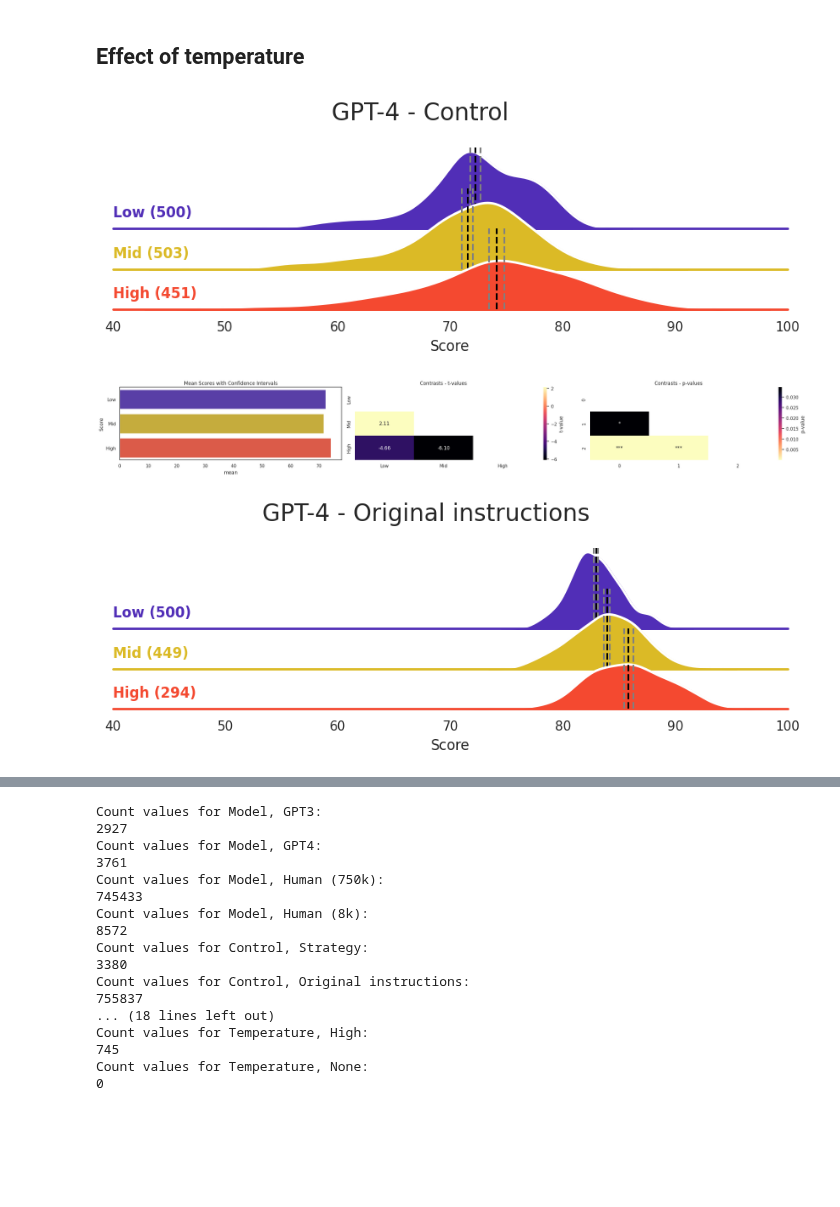
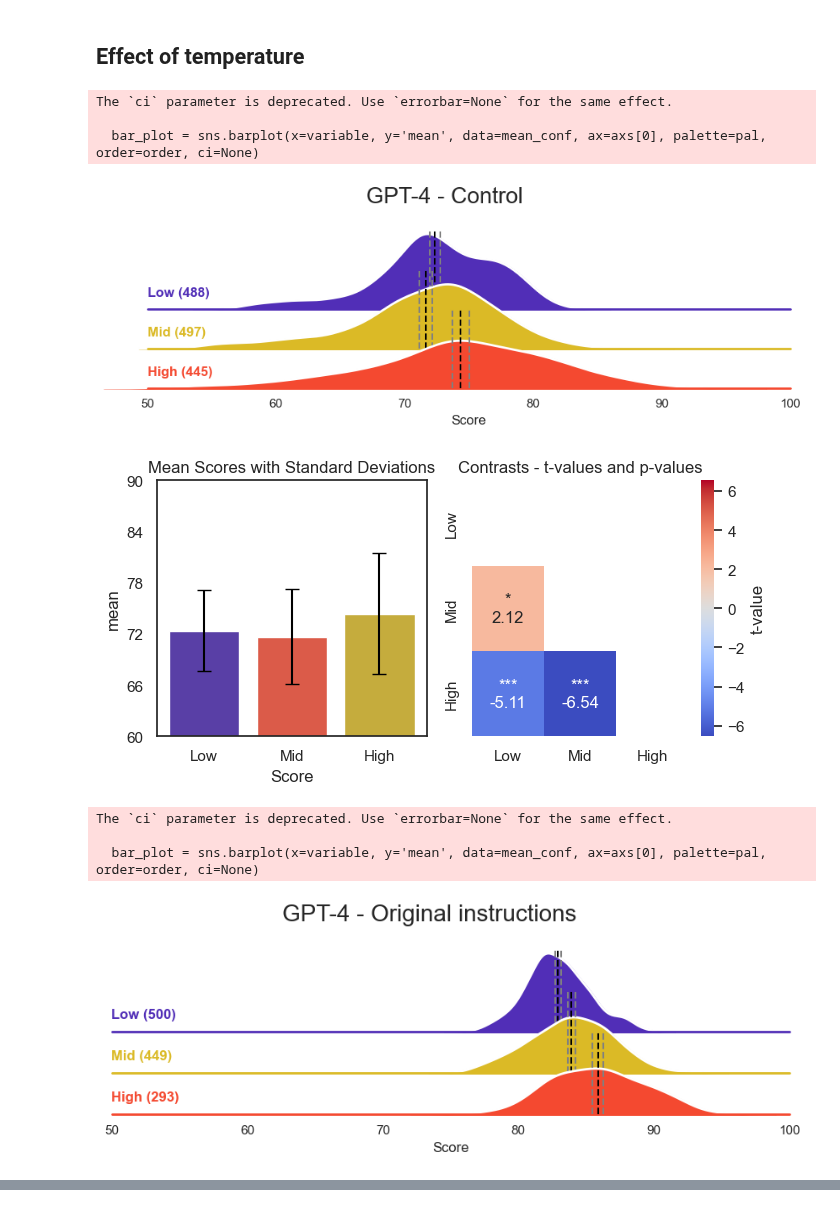
Before and after one commit to AntoineBellemare/DAT_GPT, a Jupyter notebook: scripts/visualization.ipynb, the cells around one changed output, grey strips where cells are left out. Drawn from its saved outputs; the diff is of its cells as text; code cells hidden in the pictures; blank space fills up the shorter version.

```diff
--- a/scripts/visualization.ipynb
+++ b/scripts/visualization.ipynb
@@ -12,6 +13,6 @@ from multiple_test import analyze_results, create_heatmap
 # %%
 # GloVe model from https://nlp.stanford.edu/projects/glove/
-model = dat.Model("../glove.840B.300d.txt", "words.txt")
+model = dat.Model("glove.840B.300d.txt", "words.txt")
 # %%
 colors = {'GPT3_low_DAT': '#FDB813',
           'GPT3_mid_DAT':'#EF6C00',
@@ -307,2 +369,23 @@ for df in list_of_dfs:
 # %% [markdown]
 ## Injecting strategies
+# %%
+def get_palette(model, order):
+    color_map = {
+        'GPT3': {
+            'Etymology': colors['GPT3_mid_ety'],
+            'Original instructions': colors['GPT3_mid_DAT'],
+            'Control': colors['GPT3_mid_control'],
+            'Opposition': colors['GPT3_mid_opp'],
+            'Random': colors['GPT3_mid_rnd'],
+            'Thesaurus': colors['GPT3_mid_thes']
+        },
+        'GPT4': {
+            'Etymology': colors['GPT4_mid_ety'],
+            'Original instructions': colors['GPT4_mid_DAT'],
+            'Control': colors['GPT4_mid_control'],
+            'Opposition': colors['GPT4_mid_opp'],
+            'Thesaurus': colors['GPT4_mid_thes']
+        }
+    }
+
+    return [color_map[model][strategy] for strategy in order]
@@ -374,17 +552,22 @@ for gpt in results_df['Model'].unique()[:2]:
 # %% [markdown]
 ## Effect of temperature
 # %%
+def normalize_filter_std_n(group):
+    group_filtered = group[np.abs(group['Score'] - group['Score'].mean()) <= 3 * group['Score'].std()]
+    return group_filtered.sample(min(len(group_filtered), 500), random_state=42)
+
+
 list_of_dfs = [results_df.loc[(results_df['Model']=='GPT4') &
                               (results_df['Control']=='Control')],
                results_df.loc[(results_df['Model']=='GPT4') &
                               (results_df['Control']=='Original instructions')]]
 conditions = ['Low', 'Mid', 'High']
-list_of_dfs_normalized_filtered = [df.groupby('Temperature', as_index=False).apply(normalize_filter) for df in list_of_dfs]
-for df in list_of_dfs:
+list_of_dfs_normalized_filtered = [df.groupby('Temperature', as_index=False).apply(normalize_filter_std_n) for df in list_of_dfs]
+for e, df in enumerate(list_of_dfs_normalized_filtered):
       # Initialize the FacetGrid object
       pal = sns.color_palette('CMRmap',n_colors=3, desat=.9)
       # keep color order consistent
-      pal = [pal[2], pal[0], pal[1]]
+      pal = [pal[1], pal[0], pal[2]]
       g = sns.FacetGrid(df, row="Temperature", hue="Temperature", aspect=9, height=1, palette=pal, row_order=conditions)
 
       # Draw the densities in a few steps
@@ -393,35 +576,43 @@ for df in list_of_dfs:
             fill=True, alpha=1, linewidth=1.5)
       g.map(sns.kdeplot, "Score", clip_on=False, color="w", lw=2, bw_adjust=1)
 
       # passing color=None to refline() uses the hue mapping
       g.refline(y=0, linewidth=2, linestyle="-", color=None, clip_on=False)
 
 
       # Define and use a simple function to label the plot in axes coordinates
       def label(x, color, label):
             ax = plt.gca()
             ax.text(0, .2, f"{label} ({len(df.loc[df['Temperature']==label])})",
                     fontweight="bold", color=color,ha="left", va="center",
                     transform=ax.transAxes)
       g.map(label, "Score")
        # Add vertical lines for mean and confidence intervals
       mean_conf, pvals, tvals = analyze_results(df, 'Temperature', order=conditions)
       for ax, model in zip(g.axes.flat, ['Low', 'Mid', 'High']):
             ax.axvline(mean_conf[mean_conf['Temperature'] == model]['mean'].values[0], color='black', linestyle='--')
             ax.axvline(mean_conf[mean_conf['Temperature'] == model]['ci_low'].values[0], color='gray', linestyle='--')
             ax.axvline(mean_conf[mean_conf['Temperature'] == model]['ci_high'].values[0], color='gray', linestyle='--')
       # Set the subplots to overlap
       g.figure.subplots_adjust(hspace=-.5)
 
       # Remove axes details that don't play well with overlap
       g.set_titles("")
-      g.set(xlim=(40, 100))
       g.set(yticks=[], ylabel="")
       g.despine(bottom=True, left=True)
+      g.set(xlim=(50, 100))
+
       # Set a title for the figure
       g.fig.suptitle(f"GPT-4 - {df['Control'].unique()[0]}", fontsize=20, y=1.05)
-      create_heatmap(mean_conf, 'Temperature', tvals_table=tvals, pvals_table=pvals, pal=[pal[1], pal[0], pal[2]], order=['Low', 'Mid', 'High'])
+      g.savefig('GPT_DAT_temperature_kde{}.png'.format(e), dpi=300)
+      create_heatmap(mean_conf, 'Temperature', tvals_table=tvals, pvals_table=pvals, pal=[pal[1], pal[0], pal[2]], order=['Low', 'Mid', 'High'], save='GPT_DAT_temperature_{}.png'.format(e), large=7)
 # %% [output]
+The `ci` parameter is deprecated. Use `errorbar=None` for the same effect.
+
+  bar_plot = sns.barplot(x=variable, y='mean', data=mean_conf, ax=axs[0], palette=pal, order=order, ci=None)
-[figure, old version]
+[figure, new version]
-[figure, old version]
+[figure, new version]
+The `ci` parameter is deprecated. Use `errorbar=None` for the same effect.
+
+  bar_plot = sns.barplot(x=variable, y='mean', data=mean_conf, ax=axs[0], palette=pal, order=order, ci=None)
-[figure, old version]
+[figure, new version]
@@ -432,21 +623,3 @@ for col in ['Model', 'Control', 'Strategy', 'Temperature']:
       for key in results_df[col].unique():
             print(f'Count values for {col}, {key}:\n'
                   f'{len(results_df.loc[results_df[col]==key])}')
-# %% [output]
-Count values for Model, GPT3:
-2927
-Count values for Model, GPT4:
-3761
-Count values for Model, Human (750k):
-745433
-Count values for Model, Human (8k):
-8572
-Count values for Control, Strategy:
-3380
-Count values for Control, Original instructions:
-755837
-... (18 lines left out)
-Count values for Temperature, High:
-745
-Count values for Temperature, None:
-0
```
Also changed, not shown: parts of 12 cells of this notebook, 1 other file.
